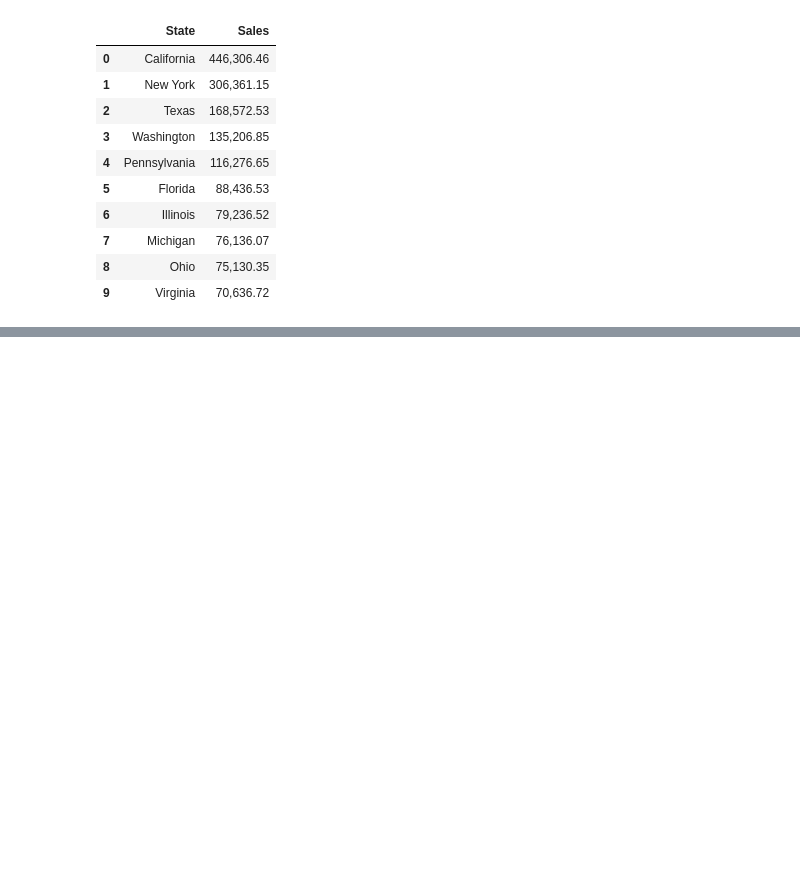
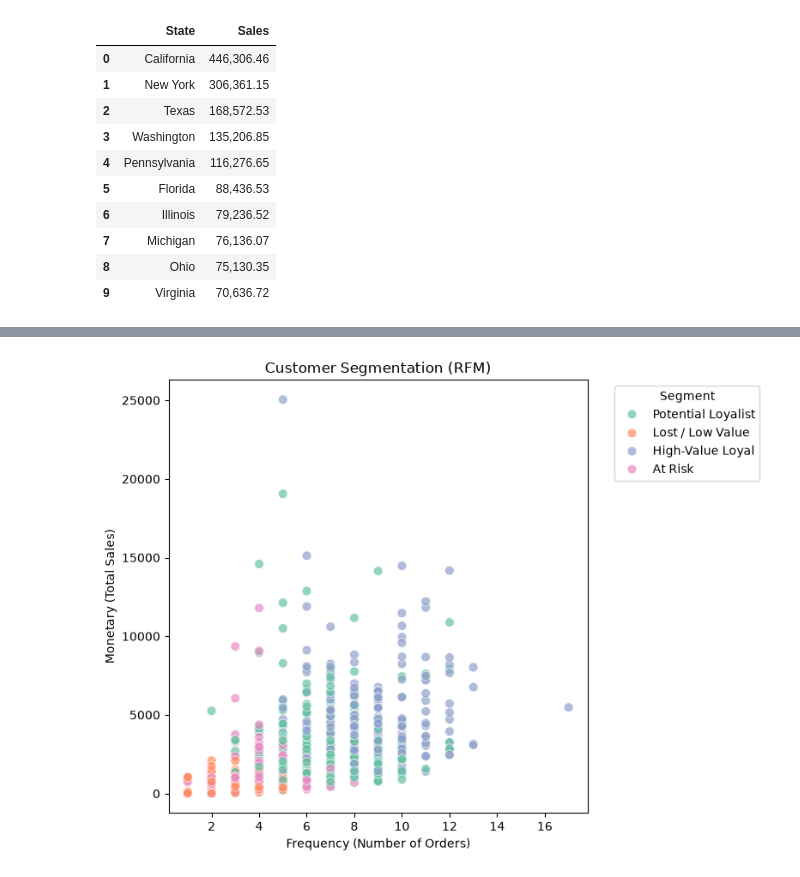
Before and after one commit to Himanshupandey2005/super_store_sales_data_analysis, a Jupyter notebook: index.ipynb, the cells around one changed output, grey strips where cells are left out. Cells and saved outputs as stored; diff of their text form; code cells hidden in the pictures; blank space fills up the shorter version.

```diff
--- a/index.ipynb
+++ b/index.ipynb
@@ -648,0 +640,34 @@ The average delivery time is just 4 working day for every region
+# %%
+import datetime as dt
+
+snapshot_date = df['Order Date'].max() + dt.timedelta(days=1)
+
+rfm = df.groupby('Customer ID').agg(
+    Recency=('Order Date', lambda x: (snapshot_date - x.max()).days),
+    Frequency=('Order ID', 'nunique'),
+    Monetary=('Sales', 'sum')
+).reset_index()
+
+rfm['R_Score'] = pd.qcut(rfm['Recency'], 4, labels=[4,3,2,1]).astype(int)
+rfm['F_Score'] = pd.qcut(rfm['Frequency'].rank(method='first'), 4, labels=[1,2,3,4]).astype(int)
+rfm['M_Score'] = pd.qcut(rfm['Monetary'], 4, labels=[1,2,3,4]).astype(int)
+rfm['RFM_Score'] = rfm['R_Score'] + rfm['F_Score'] + rfm['M_Score']
+
+def segment(score):
+    if score >= 10: return 'High-Value Loyal'
+    elif score >= 7: return 'Potential Loyalist'
+    elif score >= 5: return 'At Risk'
+    else: return 'Lost / Low Value'
+
+rfm['Segment'] = rfm['RFM_Score'].apply(segment)
+
+plt.figure(figsize=(8,6))
+sns.scatterplot(data=rfm, x='Frequency', y='Monetary', hue='Segment', palette='Set2', s=60, alpha=0.7)
+plt.title('Customer Segmentation (RFM)')
+plt.xlabel('Frequency (Number of Orders)')
+plt.ylabel('Monetary (Total Sales)')
+plt.legend(title='Segment', bbox_to_anchor=(1.05, 1), loc='upper left')
+plt.tight_layout()
+plt.show()
+# %% [output]
+[figure, added]
```
Also changed, not shown: parts of 15 cells of this notebook, 1 other file.
